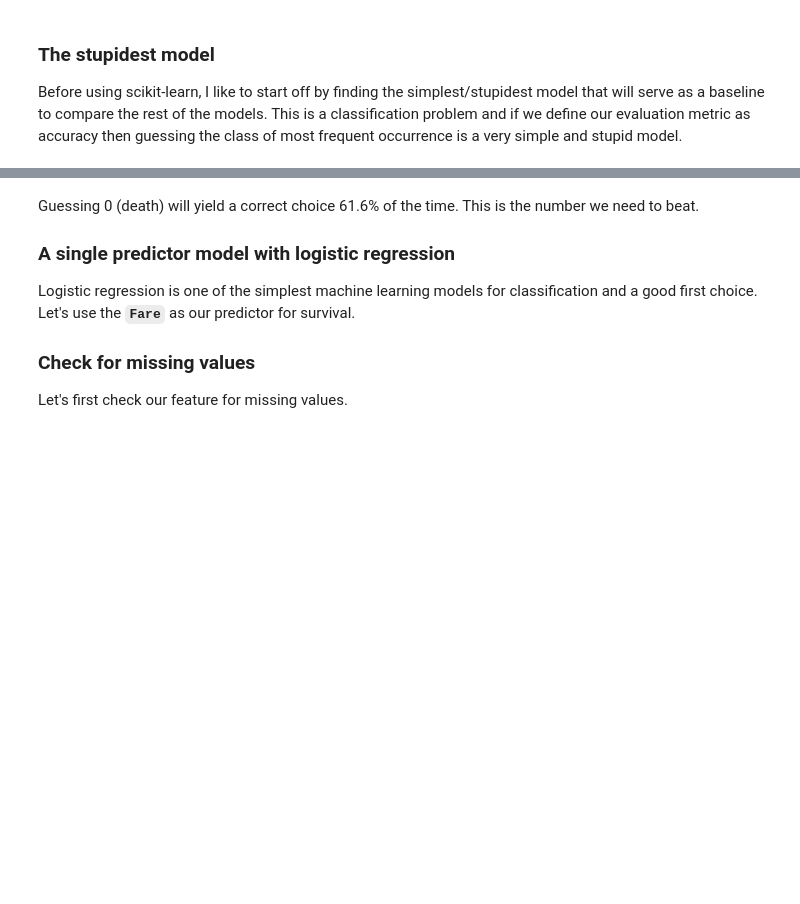
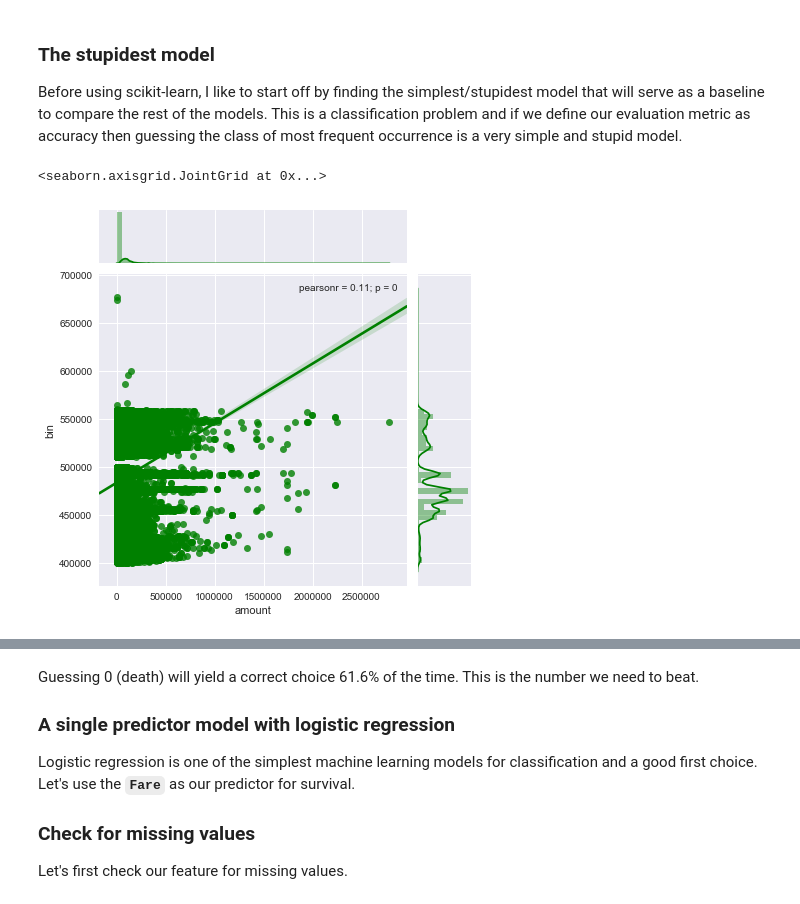
Before and after one commit to thechib12/cda_lab1, a Jupyter notebook: Scikit-learn Tutorial.ipynb, the cells around one changed output, grey strips where cells are left out. Drawn from its saved outputs; the diff is of its cells as text; code cells hidden in the pictures; blank space fills up the shorter version.

```diff
--- a/Scikit-learn Tutorial.ipynb
+++ b/Scikit-learn Tutorial.ipynb
@@ -192,0 +294,25 @@ titanic.shape
+# %%
+data = data[['issuercountrycode', 'txvariantcode',
+       'amount', 'currencycode', 'shoppercountrycode', 'shopperinteraction',
+       'simple_journal', 'cardverificationcodesupplied', 'cvcresponsecode',
+        'accountcode']]
+categorical = ['issuercountrycode', 'txvariantcode',
+       'currencycode', 'shoppercountrycode', 'shopperinteraction',
+        'cardverificationcodesupplied', 'cvcresponsecode',
+        'accountcode']
+data_with_dummies = pd.get_dummies( data, columns =  categorical)
+training_features, test_features, training_target, test_target, = train_test_split(data_with_dummies.drop(['simple_journal'], axis=1),
+                                               data_with_dummies['simple_journal'],
+                                               test_size = .1,
+                                               random_state=12)
+
+
+
+clf_rf = RandomForestClassifier(n_estimators=25, random_state=12)
+clf_rf.fit(training_features, training_target)
+
+res = clf_rf.predict(test_features)
+# confusion_matrix(training_target, res)
+
+
+pd.crosstab(res, test_target, rownames=['True'], colnames=['Predicted'], margins=True)
@@ -193,5 +325,18 @@ titanic.shape
 # %% [markdown]
 ### The stupidest model
 Before using scikit-learn, I like to start off by finding the simplest/stupidest model that will serve as a baseline to compare the rest of the models. This is a classification problem and if we define our evaluation metric as accuracy then guessing the class of most frequent occurrence is a very simple and stupid model.
+# %%
+# ax = sns.heatmap([data['currencycode'], data['shopperinteraction']], annot=True, fmt="d")
+# data.currencycode.value_counts()
+# data.shopperinteraction.value_counts()
+
+df df == titanic.pivot_table( titanic.pivot_table(indexindex==''embark_townembark_town'', , columnscolumns==''age_groupage_group'', , valuesvalues==''farefare'', , aggfuncaggfunc==np.median)np.median)
+sns.heatmap(df, sns.heatmap(df, annotannot==TrueTrue, , fmtfmt=="".1f.1f""))
+
+
+sns.jointplot(data=data, x='amount', y='bin', kind='reg', color='g')
+# %% [output]
+<seaborn.axisgrid.JointGrid at 0x...>
+[figure, added]
 # %%
 titanic.Survived.value_counts(normalize=True)
```
Also changed, not shown: parts of 10 cells of this notebook.
